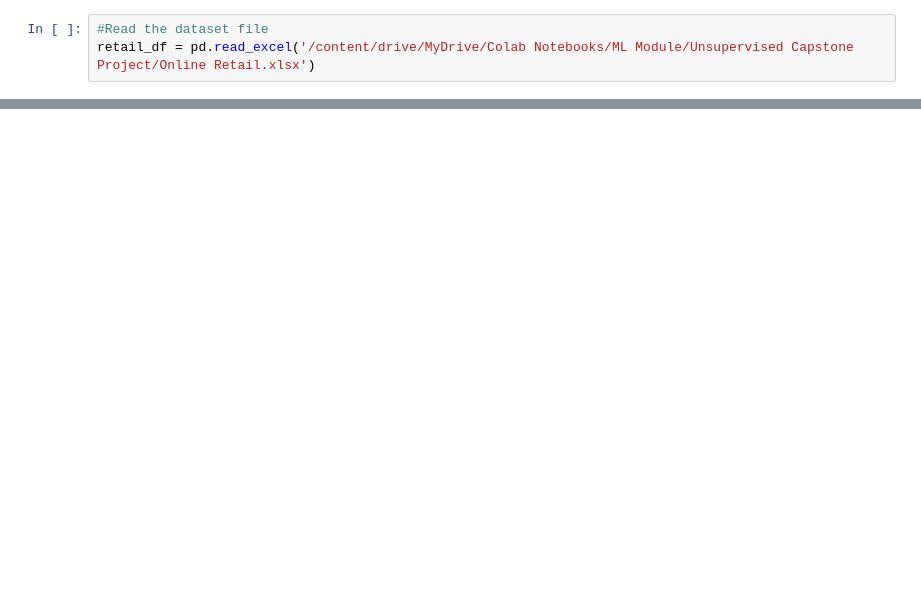
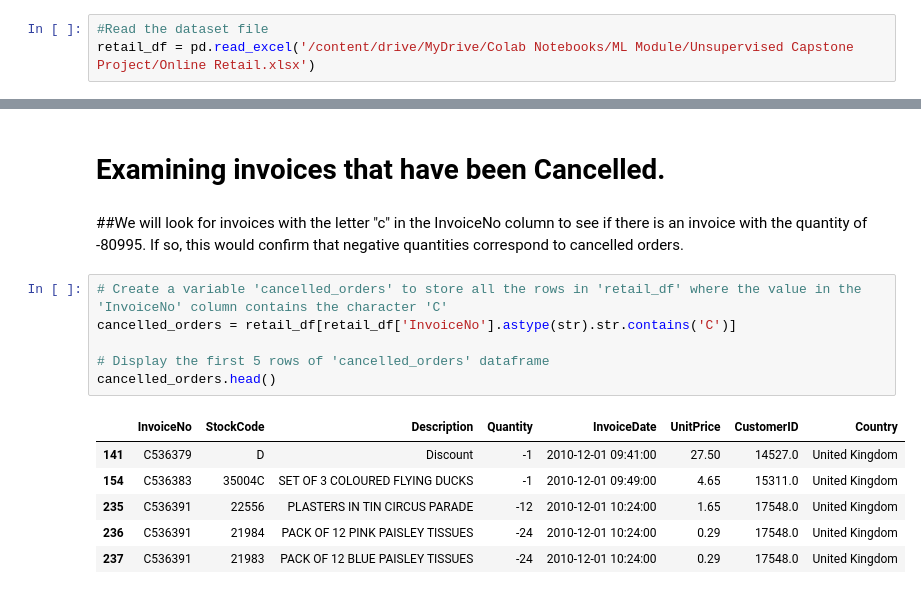
Before and after one commit to VHP2305/Online_Retail_Customer_Segmentation, a Jupyter notebook: Online_Retail_Customer_Segmentation.ipynb, the cells around one changed output, grey strips where cells are left out. Drawn from its saved outputs; the diff is of its cells as text; blank space fills up the shorter version.

```diff
--- a/Online_Retail_Customer_Segmentation.ipynb
+++ b/Online_Retail_Customer_Segmentation.ipynb
@@ -73,0 +264,17 @@ retail_df.head()
+# %% [markdown]
+# **Examining invoices that have been Cancelled.**
+# %% [markdown]
+##We will look for invoices with the letter "c" in the InvoiceNo column to see if there is an invoice with the quantity of -80995. If so, this would confirm that negative quantities correspond to cancelled orders.
+# %%
+# Create a variable 'cancelled_orders' to store all the rows in 'retail_df' where the value in the 'InvoiceNo' column contains the character 'C'
+cancelled_orders = retail_df[retail_df['InvoiceNo'].astype(str).str.contains('C')]
+
+# Display the first 5 rows of 'cancelled_orders' dataframe
+cancelled_orders.head()
+# %% [output]
+|  | InvoiceNo | StockCode | Description | Quantity | InvoiceDate | UnitPrice | CustomerID | Country |
+| 141 | C536379 | D | Discount | -1 | 2010-12-01 09:41:00 | 27.50 | 14527.0 | United Kingdom |
+| 154 | C536383 | 35004C | SET OF 3 COLOURED FLYING DUCKS | -1 | 2010-12-01 09:49:00 | 4.65 | 15311.0 | United Kingdom |
+| 235 | C536391 | 22556 | PLASTERS IN TIN CIRCUS PARADE | -12 | 2010-12-01 10:24:00 | 1.65 | 17548.0 | United Kingdom |
+| 236 | C536391 | 21984 | PACK OF 12 PINK PAISLEY TISSUES | -24 | 2010-12-01 10:24:00 | 0.29 | 17548.0 | United Kingdom |
+| 237 | C536391 | 21983 | PACK OF 12 BLUE PAISLEY TISSUES | -24 | 2010-12-01 10:24:00 | 0.29 | 17548.0 | United Kingdom |
```
Also changed, not shown: parts of 44 cells of this notebook.
